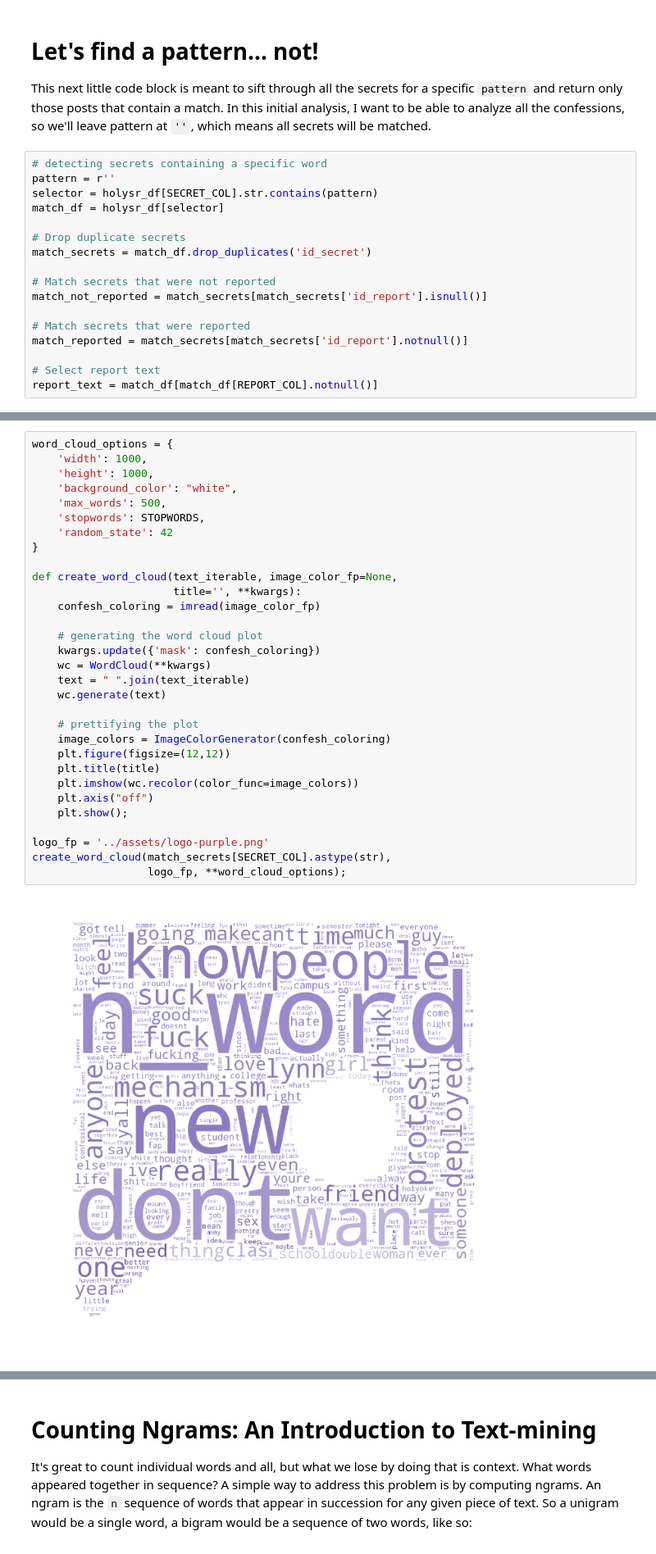
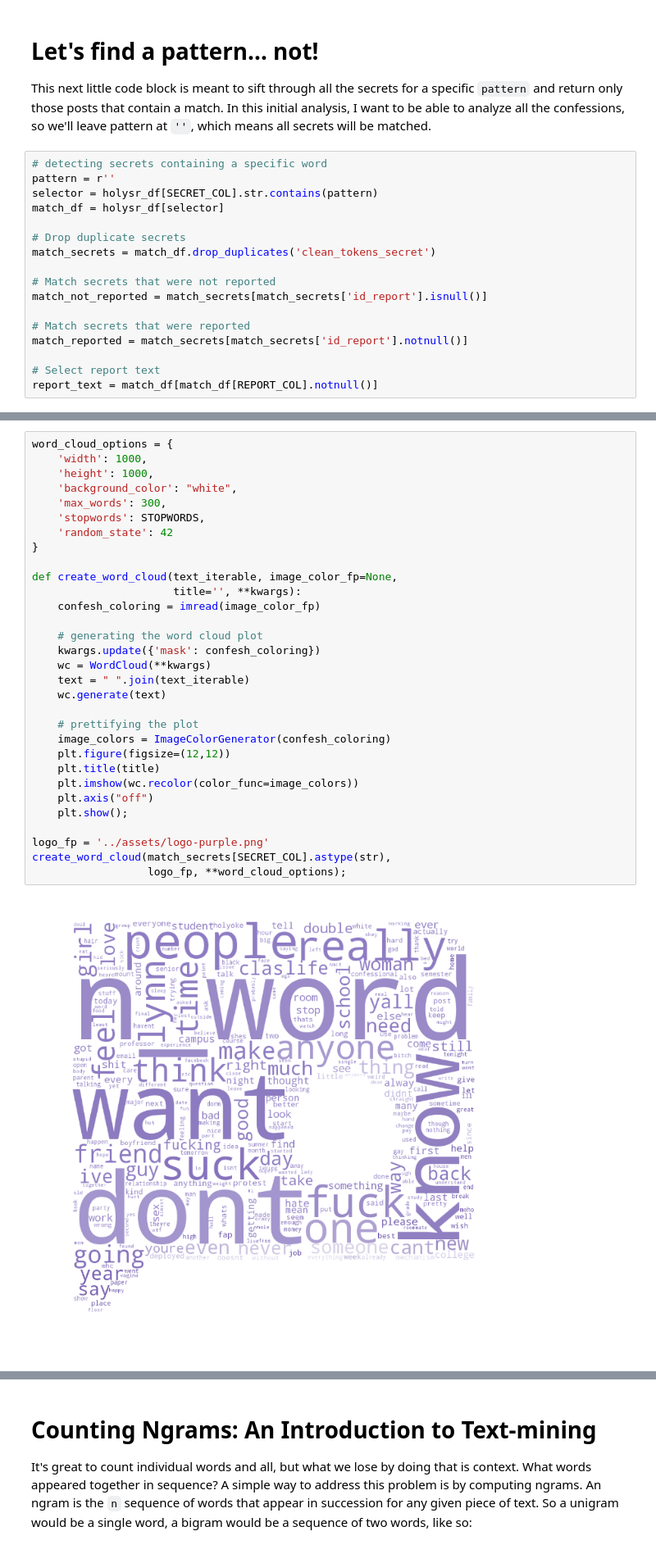
Before and after one commit to cosmicBboy/cosmicBboy.github.io, a Jupyter notebook: notebooks/quest-for-an-offensiveness-detector-part-1.ipynb, the cells around one changed output, grey strips where cells are left out. Shown: that part at 82% size. Cells and saved outputs as stored; diff of their text form.

```diff
--- a/notebooks/quest-for-an-offensiveness-detector-part-1.ipynb
+++ b/notebooks/quest-for-an-offensiveness-detector-part-1.ipynb
@@ -139,7 +139,7 @@ selector = holysr_df[SECRET_COL].str.contains(pattern)
 match_df = holysr_df[selector]
 
 # Drop duplicate secrets
-match_secrets = match_df.drop_duplicates('id_secret')
+match_secrets = match_df.drop_duplicates('clean_tokens_secret')
 
 # Match secrets that were not reported
 match_not_reported = match_secrets[match_secrets['id_report'].isnull()]
@@ -161,33 +159,33 @@ Below we create a word cloud in the shape of the Confesh logo, all purple n' stu
 word_cloud_options = {
     'width': 1000,
     'height': 1000,
     'background_color': "white",
-    'max_words': 500,
+    'max_words': 300,
     'stopwords': STOPWORDS,
     'random_state': 42
 }
 
 def create_word_cloud(text_iterable, image_color_fp=None,
                       title='', **kwargs):
     confesh_coloring = imread(image_color_fp)
 
     # generating the word cloud plot
     kwargs.update({'mask': confesh_coloring})
     wc = WordCloud(**kwargs)
     text = " ".join(text_iterable)
     wc.generate(text)
 
     # prettifying the plot
     image_colors = ImageColorGenerator(confesh_coloring)
     plt.figure(figsize=(12,12))
     plt.title(title)
     plt.imshow(wc.recolor(color_func=image_colors))
     plt.axis("off")
     plt.show();
 
 logo_fp = '../assets/logo-purple.png'
 create_word_cloud(match_secrets[SECRET_COL].astype(str),
                   logo_fp, **word_cloud_options);
 # %% [output]
-[figure, old version]
+[figure, new version]
 # %% [markdown]
```
Also changed, not shown: parts of 15 cells of this notebook, 13 other files.
